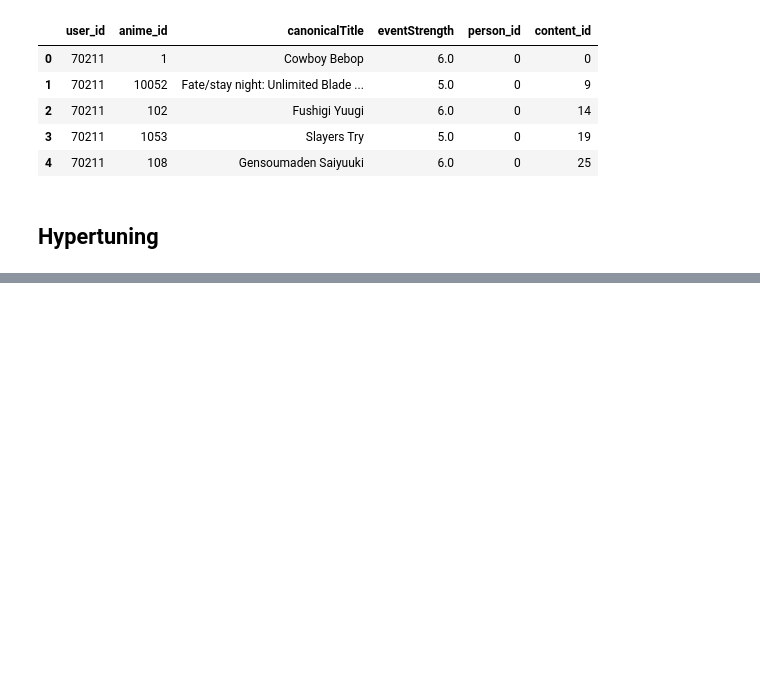
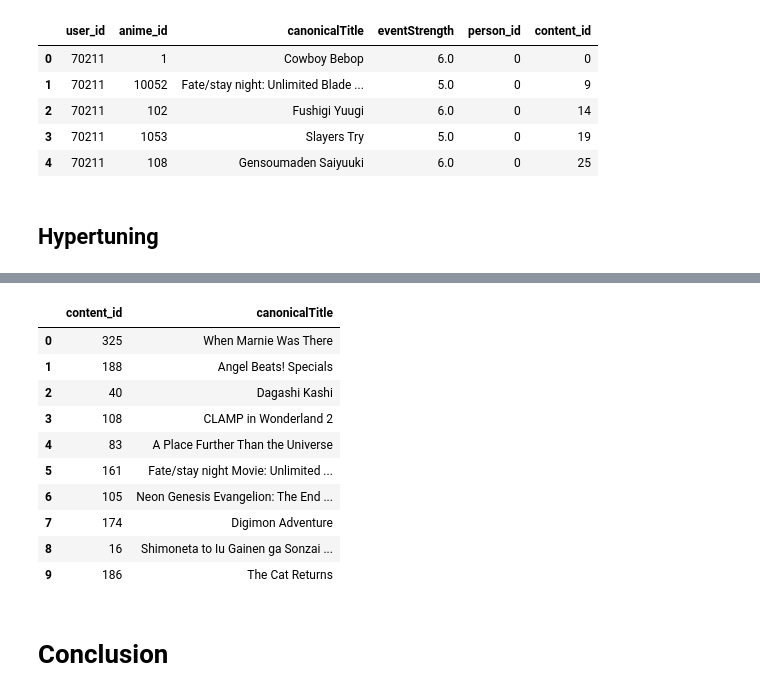
Before and after one commit to melvyg/Implicit-Anime-Recommender-Model, a Jupyter notebook: Flatiron_Capstone.ipynb, the cells around one changed output, grey strips where cells are left out. Saved outputs shown, nothing was run; the diff lists cells and outputs as text; code cells hidden in the pictures; blank space fills up the shorter version.

```diff
--- a/Flatiron_Capstone.ipynb
+++ b/Flatiron_Capstone.ipynb
@@ -922,0 +911,13 @@ Name: 0, dtype: float64
+# %%
+# Get max value for map_k
+max_mapk = eval_df['map_k'].max()
+
+# Get the index where max of map_k is located
+max_mapk_idx = eval_df[eval_df['map_k']==max_mapk].index
+
+# Isolate the parameters
+map_k_row = eval_df.iloc[max_mapk_idx]
+
+num_f = map_k_row['num_f'].item()
+reg = map_k_row['regularization'].item()
+itr = map_k_row['iterations'].item()
@@ -922,0 +993,7 @@ Name: 0, dtype: float64
+# %%
+alpha = 15
+user_vecs_fin, item_vecs_fin = implicit.alternating_least_squares(
+    (train * alpha).astype('double'),
+    factors=num_f,
+    regularization=reg,
+    iterations=itr)
@@ -922,0 +1016,16 @@ Name: 0, dtype: float64
+# %%
+final_anime_model_rec(1, test, user_vecs_fin, item_vecs_fin, users_arr, anime_arr, anime_lookup, num_items = 10)
+# %% [output]
+|  | content_id | canonicalTitle |
+| 0 | 325 | When Marnie Was There |
+| 1 | 188 | Angel Beats! Specials |
+| 2 | 40 | Dagashi Kashi |
+| 3 | 108 | CLAMP in Wonderland 2 |
+| 4 | 83 | A Place Further Than the Universe |
+| 5 | 161 | Fate/stay night Movie: Unlimited ... |
+| 6 | 105 | Neon Genesis Evangelion: The End ... |
+| 7 | 174 | Digimon Adventure |
+| 8 | 16 | Shimoneta to Iu Gainen ga Sonzai ... |
+| 9 | 186 | The Cat Returns |
+# %% [markdown]
+# Conclusion
```
Also changed, not shown: parts of 39 cells of this notebook.
